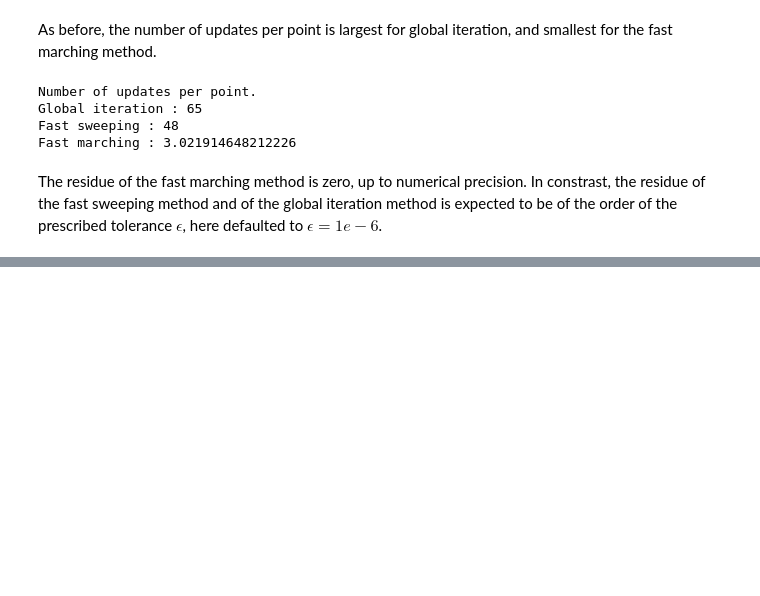
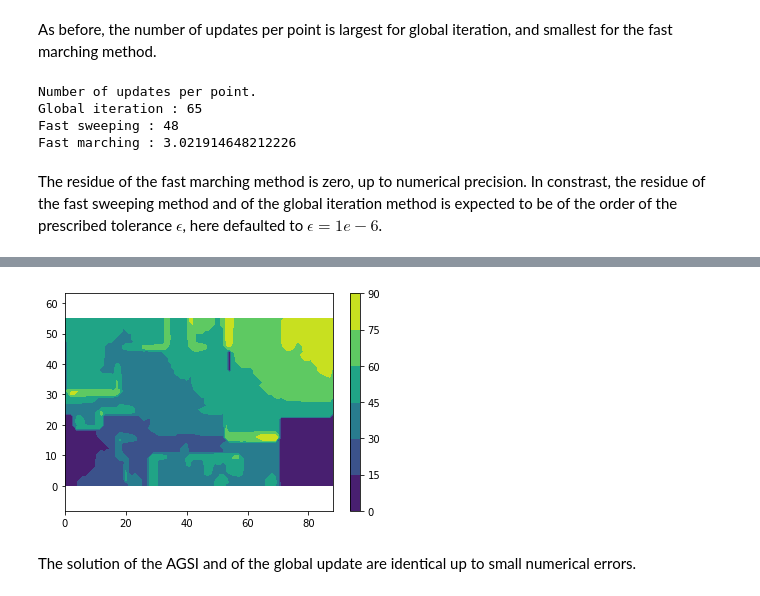
Before and after one commit to Mirebeau/AdaptiveGridDiscretizations, a Jupyter notebook: Notebooks_NonDiv/EikonalEulerian.ipynb, the cells around one changed output, grey strips where cells are left out. Drawn from its saved outputs; the diff is of its cells as text; code cells hidden in the pictures; blank space fills up the shorter version.

```diff
--- a/Notebooks_NonDiv/EikonalEulerian.ipynb
+++ b/Notebooks_NonDiv/EikonalEulerian.ipynb
@@ -572,14 +609,17 @@ AttributeError: 'numpy.ndarray' object has no attribute 'get'
 # %%
+%%time
 # Make sure the arrays are C-contiguous (silent bug otherwise)
 u,update_next = [cp.ascontiguousarray(e) for e in (u,update_next)]
 
 # Initialize data
-np.fill(u,np.inf); u[xseed,yseed]=0
-np.fill(update_next,0); update_next[xseed/8,yseed/8]=1
+u.fill(np.inf); u[xseed,yseed]=0
+update_next.fill(0); update_next[xseed/8,yseed/8]=1
+update_counter = np.zeros_like(update_next,dtype=np.int32)
 
 # Global updates (Bounded number of iterations, just to be safe)
-for it in range(2000):
-    update_list = np.nonzeros(update_next)
+for it in range(1000):
+    update_counter+=update_next
+    update_list = np.flatnonzero(update_next); update_list = cp.ascontiguousarray(update_list,dtype=np.int32)
     if update_list.size==0: break
-    np.fill(update_next,0)
-    eikonal_gpu_update( (update_list.size,), (64,), (u,update_list,update_next,*shape))
+    update_next.fill(0)
+    eikonal_gpu_update( (update_list.size,), (64,), (u,cost,update_list,update_next,*u.shape))
@@ -585,0 +641,7 @@ for it in range(2000):
+# %%
+plt.contourf(update_counter.get())
+plt.axis('equal'); plt.colorbar();
+# %% [output]
+[figure, added]
+# %% [markdown]
+The solution of the AGSI and of the global update are identical up to small numerical errors.
```
Also changed, not shown: parts of 40 cells of this notebook, 1 other file.
